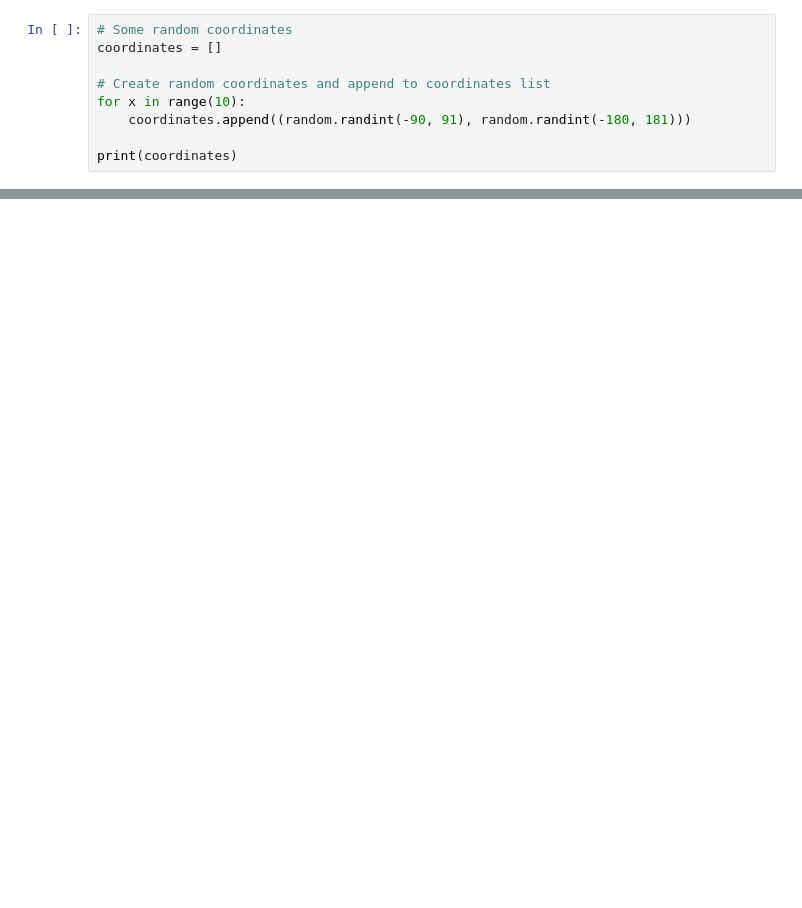
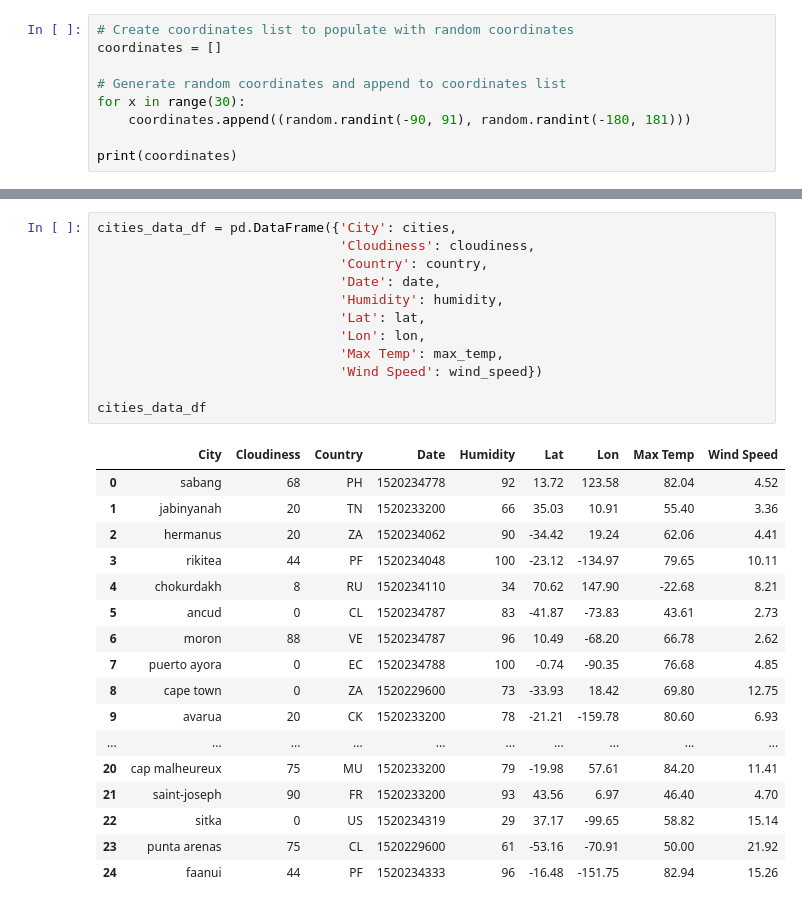
Before and after one commit to Jayleh/weatherpy, a Jupyter notebook: weatherpy.ipynb, the cells around one changed output, grey strips where cells are left out. Cells and saved outputs as stored; diff of their text form; blank space fills up the shorter version.

```diff
--- a/weatherpy.ipynb
+++ b/weatherpy.ipynb
@@ -12,9 +14,9 @@ import openweathermapy.core as owm
 # %%
-# Some random coordinates
+# Create coordinates list to populate with random coordinates
 coordinates = []
 
-# Create random coordinates and append to coordinates list
-for x in range(10):
+# Generate random coordinates and append to coordinates list
+for x in range(30):
     coordinates.append((random.randint(-90, 91), random.randint(-180, 181)))
 
 print(coordinates)
@@ -64,0 +107,30 @@ The current weather summary for Paris is: ('Paris', 1.24).
+# %%
+cities_data_df = pd.DataFrame({'City': cities,
+                               'Cloudiness': cloudiness,
+                               'Country': country,
+                               'Date': date,
+                               'Humidity': humidity,
+                               'Lat': lat,
+                               'Lon': lon,
+                               'Max Temp': max_temp,
+                               'Wind Speed': wind_speed})
+
+cities_data_df
+# %% [output]
+|  | City | Cloudiness | Country | Date | Humidity | Lat | Lon | Max Temp | Wind Speed |
+| 0 | sabang | 68 | PH | 1520234778 | 92 | 13.72 | 123.58 | 82.04 | 4.52 |
+| 1 | jabinyanah | 20 | TN | 1520233200 | 66 | 35.03 | 10.91 | 55.40 | 3.36 |
+| 2 | hermanus | 20 | ZA | 1520234062 | 90 | -34.42 | 19.24 | 62.06 | 4.41 |
+| 3 | rikitea | 44 | PF | 1520234048 | 100 | -23.12 | -134.97 | 79.65 | 10.11 |
+| 4 | chokurdakh | 8 | RU | 1520234110 | 34 | 70.62 | 147.90 | -22.68 | 8.21 |
+| 5 | ancud | 0 | CL | 1520234787 | 83 | -41.87 | -73.83 | 43.61 | 2.73 |
+| 6 | moron | 88 | VE | 1520234787 | 96 | 10.49 | -68.20 | 66.78 | 2.62 |
+| 7 | puerto ayora | 0 | EC | 1520234788 | 100 | -0.74 | -90.35 | 76.68 | 4.85 |
+| 8 | cape town | 0 | ZA | 1520229600 | 73 | -33.93 | 18.42 | 69.80 | 12.75 |
+| 9 | avarua | 20 | CK | 1520233200 | 78 | -21.21 | -159.78 | 80.60 | 6.93 |
+| ... | ... | ... | ... | ... | ... | ... | ... | ... | ... |
+| 20 | cap malheureux | 75 | MU | 1520233200 | 79 | -19.98 | 57.61 | 84.20 | 11.41 |
+| 21 | saint-joseph | 90 | FR | 1520233200 | 93 | 43.56 | 6.97 | 46.40 | 4.70 |
+| 22 | sitka | 0 | US | 1520234319 | 29 | 37.17 | -99.65 | 58.82 | 15.14 |
+| 23 | punta arenas | 75 | CL | 1520229600 | 61 | -53.16 | -70.91 | 50.00 | 21.92 |
+| 24 | faanui | 44 | PF | 1520234333 | 96 | -16.48 | -151.75 | 82.94 | 15.26 |
```
Also changed, not shown: parts of 20 cells of this notebook.
